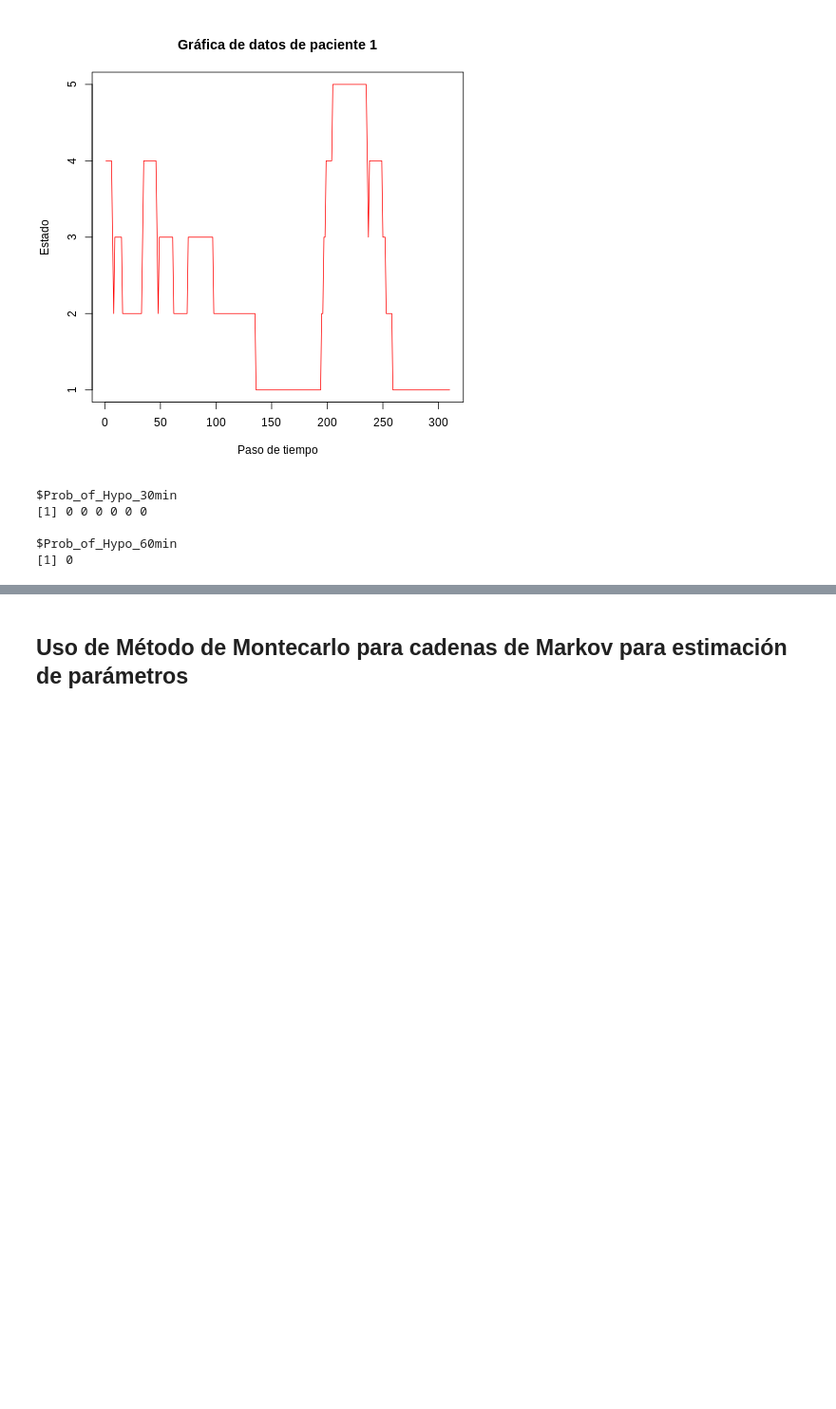
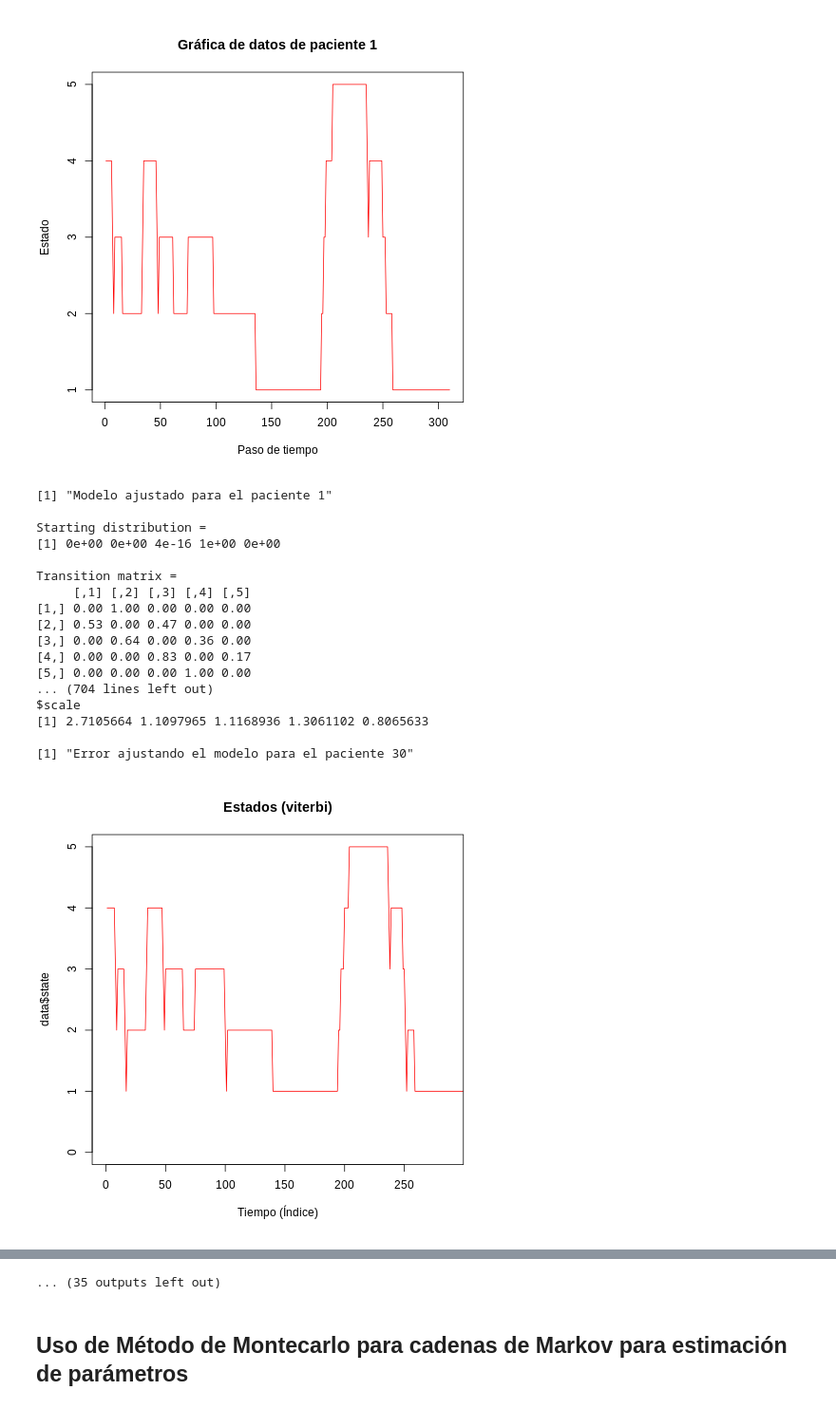
Before and after one commit to Markov-Chains-Group-2/Project, a Jupyter notebook: HSMM.ipynb, the cells around one changed output, grey strips where cells are left out. Shown at 95% size. Cells and saved outputs as stored; diff of their text form; code cells hidden in the pictures; blank space fills up the shorter version.

```diff
--- a/HSMM.ipynb
+++ b/HSMM.ipynb
@@ -523,7 +315,7 @@ obs_data_pat_1 = data_pat_1[1:310,]$gl
 %%R
 M <- 144
 train <- list(x = obs_data_pat_1, N = length(obs_data_pat_1))
-h.activity <- hsmmfit(train, model, mstep = mstep.gamma, maxit = 10000000, M = M, lock.transition = FALSE, lock.d = FALSE, graphical = FALSE)
+h.activity <- hsmmfit(train, model, mstep = mstep.gamma, maxit = 1000, M = M, lock.transition = FALSE, lock.d = FALSE, graphical = FALSE)
 # %%
 %%R
 predicted <- predict(h.activity,train)
@@ -539,9 +327,0 @@ result <- predict_hypoglycemia(h.activity, observed_CGM_list, predict_at = 60)
-# %%
-%%R
-print(result)
-# %% [output]
-$Prob_of_Hypo_30min
-[1] 0 0 0 0 0 0
-
-$Prob_of_Hypo_60min
-[1] 0
@@ -577,0 +328,51 @@ predict_window <- function(model, observed_CGM_list, window_size = 288, n_steps
+# %%
+%%R
+CGM_data <- read.table("CGM.txt", header = TRUE, sep = "|")
+# %%
+%%R
+
+grouped_data <- split(CGM_data, CGM_data$DeidentID)
+
+for (patient_id in names(grouped_data)) {
+  patient_data <- grouped_data[[patient_id]]
+  data_obs <- patient_data$CGM[1:500]
+
+  M <- 144
+  train <- list(x = data_obs, N = length(data_obs))
+
+  h.activity <- tryCatch({
+    hsmmfit(train, model, mstep = mstep.gamma, maxit = 1000, M = M,
+            lock.transition = FALSE, lock.d = FALSE, graphical = FALSE)
+  }, error = function(e) {
+    print(paste("Error ajustando el modelo para el paciente", patient_id))
+    return(NULL)
+  })
+
+  if (!is.null(h.activity)) {
+    predicted <- predict(h.activity,train)
+
+    print(paste("Modelo ajustado para el paciente", patient_id))
+    summary(h.activity)
+    plot(predicted$s, type = "l", main = "Estados (viterbi)", xlab = "Tiempo (Índice)", ylab = "data$state", col = "red", xlim=c(0,288), ylim=c(0,5))
+    plot(h.activity$loglik,type='b',ylab='Log-likelihood',xlab='Iteration')
+  }
+  }
+# %% [output]
+[1] "Modelo ajustado para el paciente 1"
+
+Starting distribution =
+[1] 0e+00 0e+00 4e-16 1e+00 0e+00
+
+Transition matrix =
+     [,1] [,2] [,3] [,4] [,5]
+[1,] 0.00 1.00 0.00 0.00 0.00
+[2,] 0.53 0.00 0.47 0.00 0.00
+[3,] 0.00 0.64 0.00 0.36 0.00
+[4,] 0.00 0.00 0.83 0.00 0.17
+[5,] 0.00 0.00 0.00 1.00 0.00
+... (704 lines left out)
+$scale
+[1] 2.7105664 1.1097965 1.1168936 1.3061102 0.8065633
+
+[1] "Error ajustando el modelo para el paciente 30"
+[figure, added]
@@ -578,3 +389,4 @@ predict_window <- function(model, observed_CGM_list, window_size = 288, n_steps
+... (35 outputs left out)
 # %% [markdown]
 ## Uso de Método de Montecarlo para cadenas de Markov para estimación de parámetros
 # %% [markdown]
```
Also changed, not shown: parts of 26 cells of this notebook.
